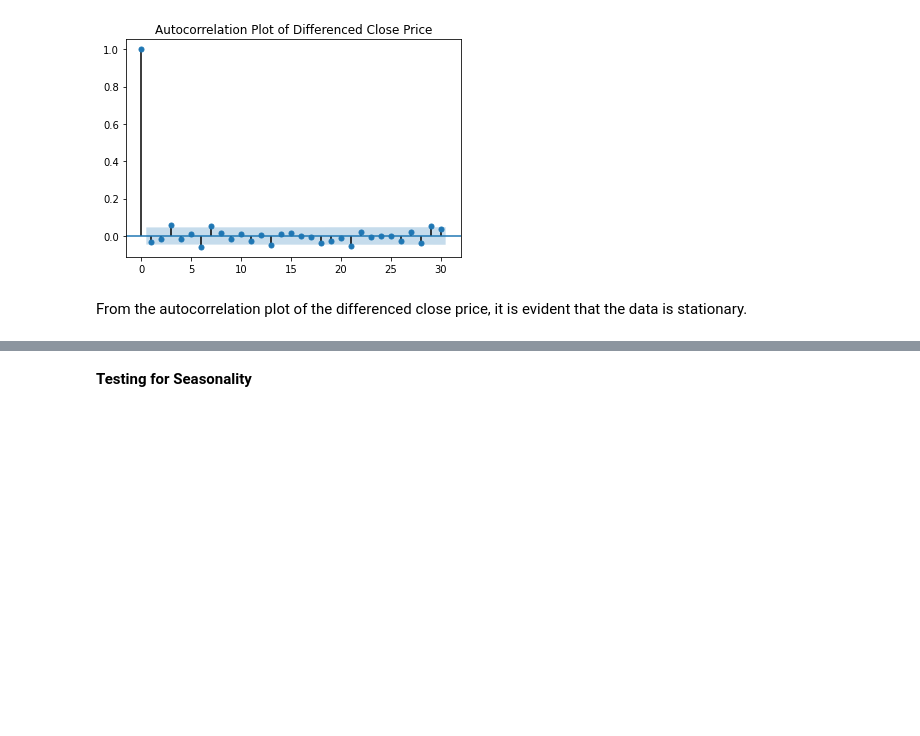
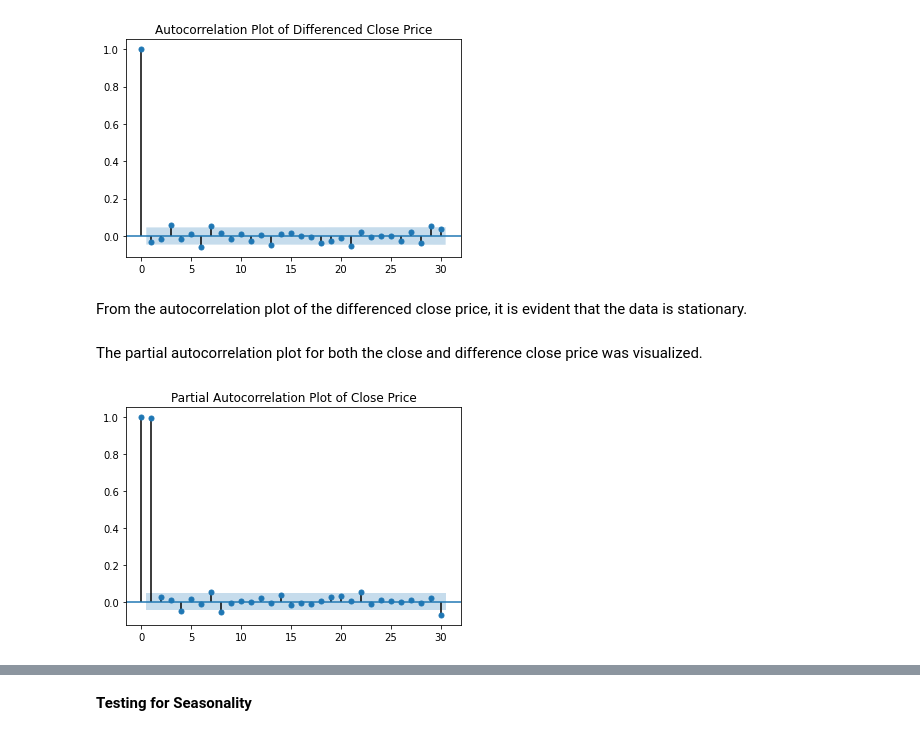
Before and after one commit to melaniaczobit/Predicting-AstraZeneca-Stock-Movement, a Jupyter notebook: AstraZeneca_Stock_Prices.ipynb, the cells around one changed output, grey strips where cells are left out. Cells and saved outputs as stored; diff of their text form; code cells hidden in the pictures; blank space fills up the shorter version.

```diff
--- a/AstraZeneca_Stock_Prices.ipynb
+++ b/AstraZeneca_Stock_Prices.ipynb
@@ -291,3 +289,5 @@ plot_acf(train['Close_diff'], lags=30, title='Autocorrelation Plot of Difference
 [figure]
 # %% [markdown]
 From the autocorrelation plot of the differenced close price, it is evident that the data is stationary.
+# %% [markdown]
+The partial autocorrelation plot for both the close and difference close price was visualized.
@@ -293,0 +296,4 @@ From the autocorrelation plot of the differenced close price, it is evident that
+# %%
+plot_pacf(train['Close'], lags=30, title='Partial Autocorrelation Plot of Close Price');
+# %% [output]
+[figure, added]
```
Also changed, not shown: parts of 8 cells of this notebook.
